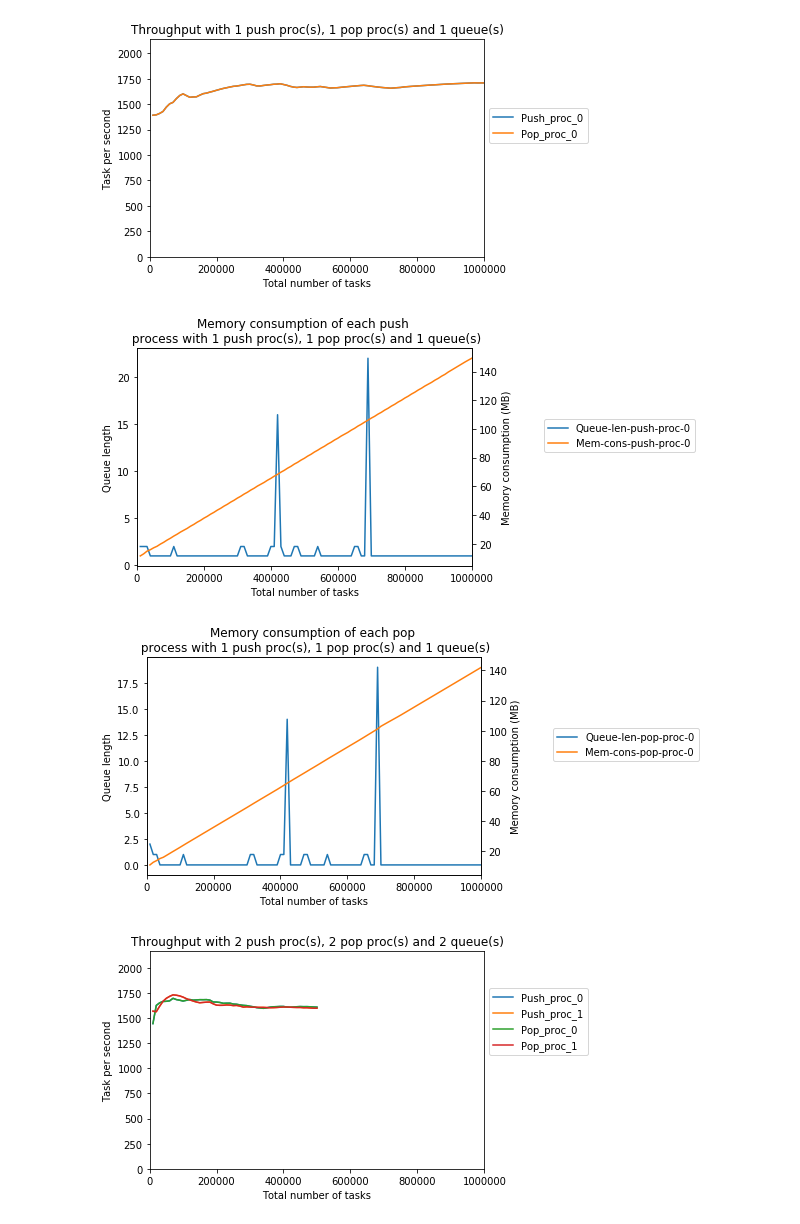
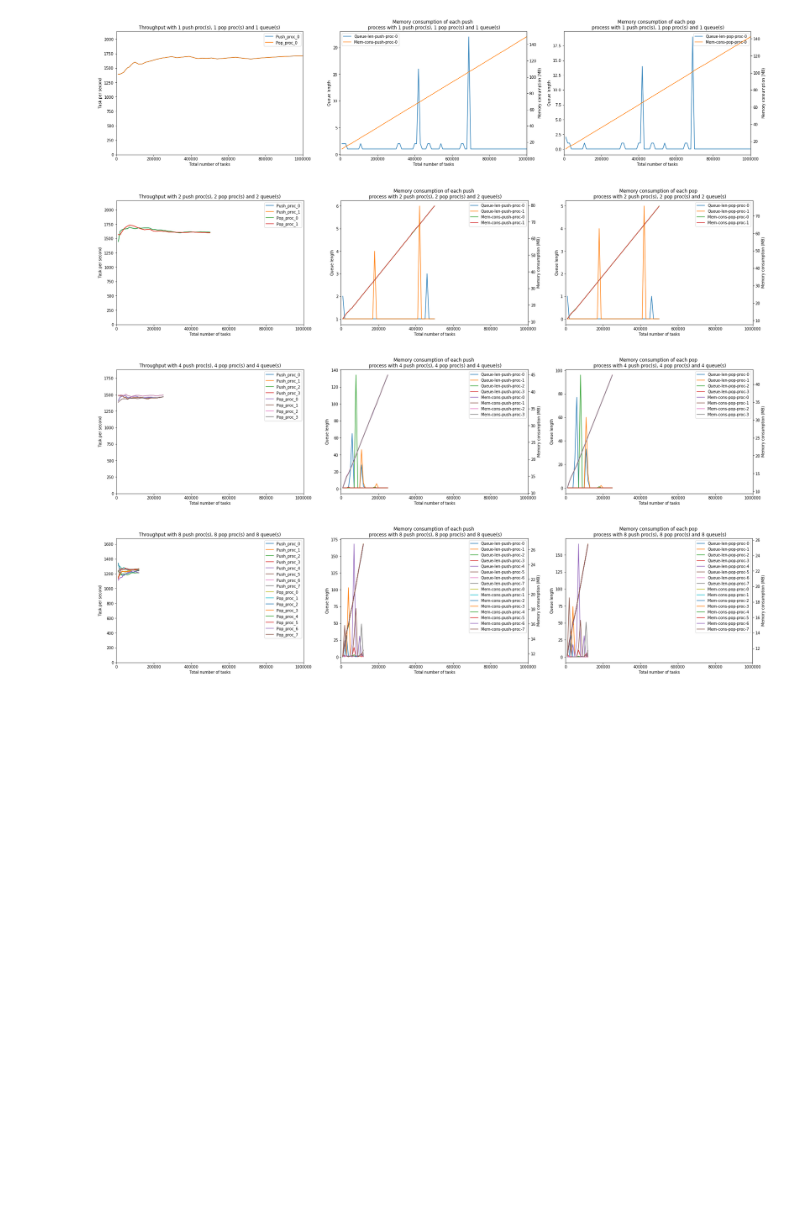
Before and after one commit to radical-cybertools/radical.entk, a Jupyter notebook: design_helpers/procs_throughput/analyzer.ipynb, the cells around one changed output. Drawn from its saved outputs; the diff is of its cells as text; code cells hidden in the pictures; blank space fills up the shorter version.

```diff
--- a/design_helpers/procs_throughput/analyzer.ipynb
+++ b/design_helpers/procs_throughput/analyzer.ipynb
@@ -98,5 +68,5 @@ def get_throughput_plot(num_push_procs, num_pop_procs, num_queues, num_samples):
 # %%
-def get_queue_pop_plot(num_push_procs, num_pop_procs, num_queues, num_samples):
+def get_queue_pop_plot(num_push_procs, num_pop_procs, num_queues, num_samples,axis=None):
 
     indices = []
 
@@ -117,7 +87,7 @@ def get_queue_pop_plot(num_push_procs, num_pop_procs, num_queues, num_samples):
 
     #maxx = 1.25*df.max().max()
 
-    ax = df.plot(kind='line', y=queue_len, use_index=True,
+    ax = df.plot(ax=axis,kind='line', y=queue_len, use_index=True,
              title='Queue length as seen by each pop \n process with %s push proc(s), %s pop proc(s) and %s queue(s)'%(num_push_procs,
                                                                     num_pop_procs,
                                                                     num_queues)
@@ -141,7 +111,9 @@ def get_queue_pop_plot(num_push_procs, num_pop_procs, num_queues, num_samples):
     patches.extend(p2)
     labels.extend(l2)
 
-    ax.legend(patches, labels, loc='lower left',bbox_to_anchor=(1.2, 0.5))
+    #ax.legend(patches, labels, loc='lower left',bbox_to_anchor=(1.1, 0.5))
+    #plt.legend(loc='best')
+    ax.legend(patches, labels, loc='best')
 # %%
 def fill_pop_queue(df, DATA, num_samples, sample_interval):
 
@@ -177,7 +149,7 @@ def fill_pop_queue(df, DATA, num_samples, sample_interval):
 
     return df
 # %%
-def get_queue_push_plot(num_push_procs, num_pop_procs, num_queues, num_samples):
+def get_queue_push_plot(num_push_procs, num_pop_procs, num_queues, num_samples, axis=None):
 
     indices = []
 
@@ -197,7 +169,7 @@ def get_queue_push_plot(num_push_procs, num_pop_procs, num_queues, num_samples):
     df = fill_push_queue(df, DATA, num_samples, sample_interval)
     #maxx = 1.25*df.max().max()
 
-    ax = df.plot(kind='line', y=queue_len, use_index=True,
+    ax = df.plot(ax=axis,kind='line', y=queue_len, use_index=True,
              title='Queue length as seen by each push \n process with %s push proc(s), %s pop proc(s) and %s queue(s)'%(num_push_procs,
                                                                     num_pop_procs,
                                                                     num_queues)
@@ -221,7 +193,9 @@ def get_queue_push_plot(num_push_procs, num_pop_procs, num_queues, num_samples):
     patches.extend(p2)
     labels.extend(l2)
 
-    ax.legend(patches, labels, loc='lower left',bbox_to_anchor=(1.2, 0.5))
+    #ax.legend(patches, labels, loc='lower left',bbox_to_anchor=(1.1, 0.5))
+    ax.legend(patches, labels, loc='best')
+    #plt.legend(loc='best')
 # %%
 def fill_push_queue(df, DATA, num_samples, sample_interval):
 
@@ -262,7 +270,10 @@ num_queues = 1
 num_samples = 100
 
 for num_push_procs in num_push_procs_list:
-    get_throughput_plot(num_push_procs, num_pop_procs, num_queues, num_samples)
-    get_queue_push_plot(num_push_procs, num_pop_procs, num_queues, num_samples)
-    get_queue_pop_plot(num_push_procs, num_pop_procs, num_queues, num_samples)
+    fig, axes = plt.subplots(1,3)
+    fig.set_size_inches(30, 6)
+    #print axes
+    get_throughput_plot(num_push_procs, num_pop_procs, num_queues, num_samples,axes[0])
+    get_queue_push_plot(num_push_procs, num_pop_procs, num_queues, num_samples,axes[1])
+    get_queue_pop_plot(num_push_procs, num_pop_procs, num_queues, num_samples, axes[2])
 # %% [output]
@@ -281,15 +284,19 @@ for num_push_procs in num_push_procs_list:
 # %%
 num_queues_list = [1,2,4,8]
 num_samples = 100
 
 for num_queues in num_queues_list:
     num_push_procs= num_queues
     num_pop_procs= num_queues
-    get_throughput_plot(num_push_procs, num_pop_procs, num_queues, num_samples)
-    get_queue_push_plot(num_push_procs, num_pop_procs, num_queues, num_samples)
-    get_queue_pop_plot(num_push_procs, num_pop_procs, num_queues, num_samples)
+
+    fig, axes = plt.subplots(1,3)
+    fig.set_size_inches(30, 6)
+
+    get_throughput_plot(num_push_procs, num_pop_procs, num_queues, num_samples,axes[0])
+    get_queue_push_plot(num_push_procs, num_pop_procs, num_queues, num_samples,axes[1])
+    get_queue_pop_plot(num_push_procs, num_pop_procs, num_queues, num_samples, axes[2])
 # %% [output]
-[figure, old version]
+[figure, new version]
-[figure, old version]
+[figure, new version]
-[figure, old version]
+[figure, new version]
-[figure, old version]
+[figure, new version]
```
Also changed, not shown: parts of 9 cells of this notebook.
